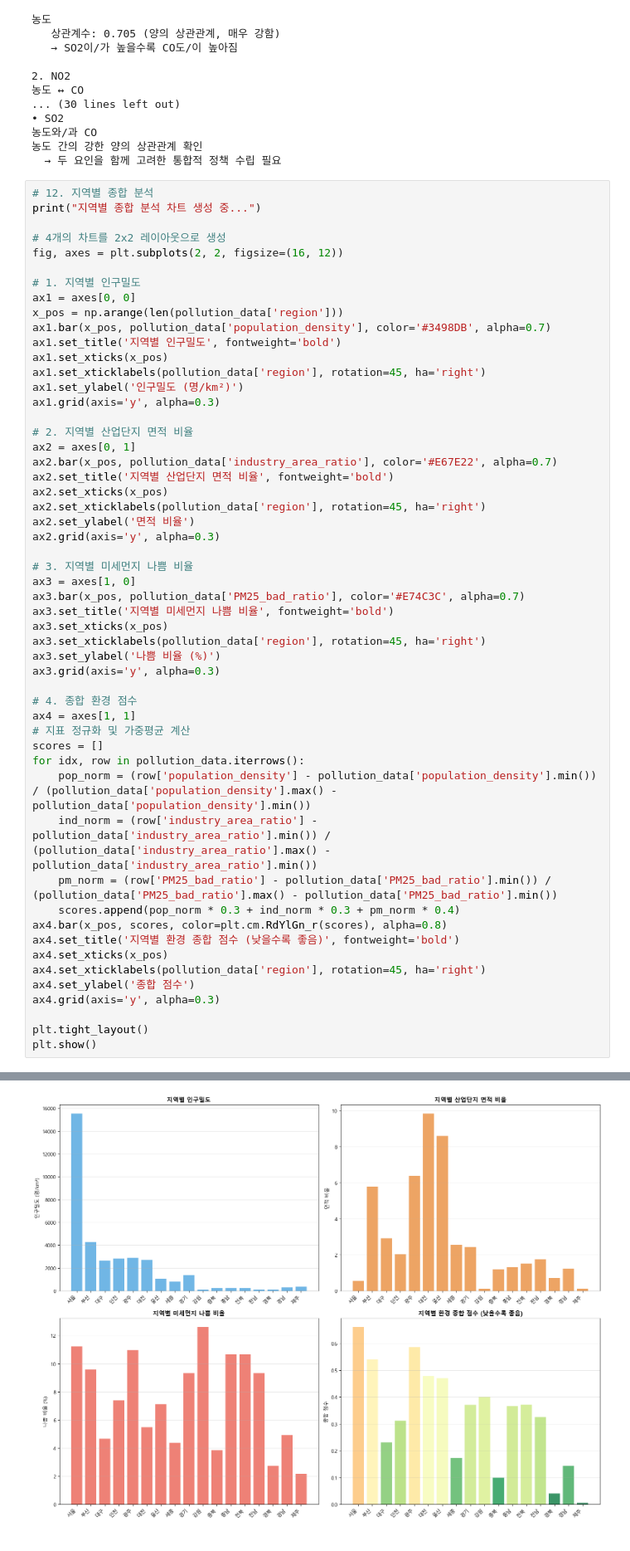
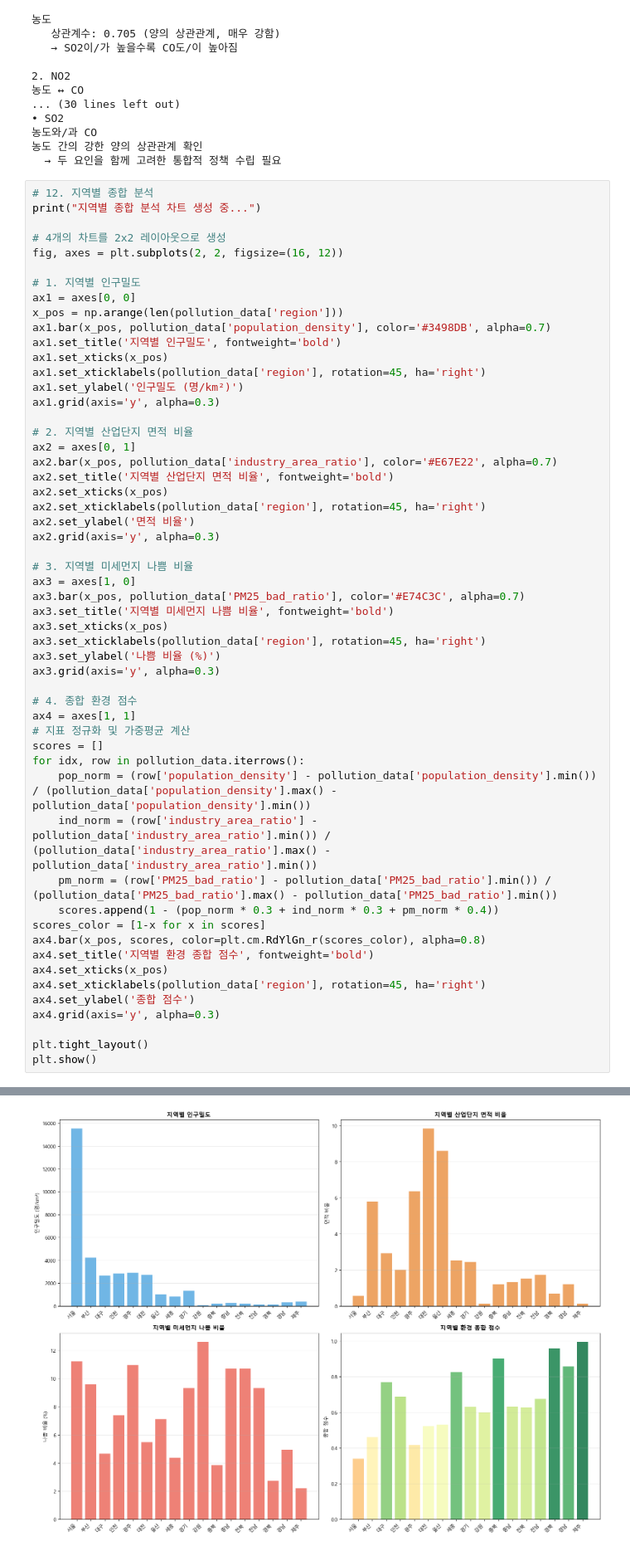
Before and after one commit to Encore-SKN-17/EDA_MINI_3TEAM, a Jupyter notebook: graph.ipynb, the cells around one changed output, grey strips where cells are left out. Shown at 83% size. Drawn from its saved outputs; the diff is of its cells as text.

```diff
--- a/graph.ipynb
+++ b/graph.ipynb
@@ -670,37 +669,38 @@ ax2.set_xticks(x_pos)
 ax2.set_xticklabels(pollution_data['region'], rotation=45, ha='right')
 ax2.set_ylabel('면적 비율')
 ax2.grid(axis='y', alpha=0.3)
 
 # 3. 지역별 미세먼지 나쁨 비율
 ax3 = axes[1, 0]
 ax3.bar(x_pos, pollution_data['PM25_bad_ratio'], color='#E74C3C', alpha=0.7)
 ax3.set_title('지역별 미세먼지 나쁨 비율', fontweight='bold')
 ax3.set_xticks(x_pos)
 ax3.set_xticklabels(pollution_data['region'], rotation=45, ha='right')
 ax3.set_ylabel('나쁨 비율 (%)')
 ax3.grid(axis='y', alpha=0.3)
 
 # 4. 종합 환경 점수
 ax4 = axes[1, 1]
 # 지표 정규화 및 가중평균 계산
 scores = []
 for idx, row in pollution_data.iterrows():
     pop_norm = (row['population_density'] - pollution_data['population_density'].min()) / (pollution_data['population_density'].max() - pollution_data['population_density'].min())
     ind_norm = (row['industry_area_ratio'] - pollution_data['industry_area_ratio'].min()) / (pollution_data['industry_area_ratio'].max() - pollution_data['industry_area_ratio'].min())
     pm_norm = (row['PM25_bad_ratio'] - pollution_data['PM25_bad_ratio'].min()) / (pollution_data['PM25_bad_ratio'].max() - pollution_data['PM25_bad_ratio'].min())
-    scores.append(pop_norm * 0.3 + ind_norm * 0.3 + pm_norm * 0.4)
-ax4.bar(x_pos, scores, color=plt.cm.RdYlGn_r(scores), alpha=0.8)
-ax4.set_title('지역별 환경 종합 점수 (낮을수록 좋음)', fontweight='bold')
+    scores.append(1 - (pop_norm * 0.3 + ind_norm * 0.3 + pm_norm * 0.4))
+scores_color = [1-x for x in scores]
+ax4.bar(x_pos, scores, color=plt.cm.RdYlGn_r(scores_color), alpha=0.8)
+ax4.set_title('지역별 환경 종합 점수', fontweight='bold')
 ax4.set_xticks(x_pos)
 ax4.set_xticklabels(pollution_data['region'], rotation=45, ha='right')
 ax4.set_ylabel('종합 점수')
 ax4.grid(axis='y', alpha=0.3)
 
 plt.tight_layout()
 plt.show()
 # %% [output]
 지역별 종합 분석 차트 생성 중...
-[figure, old version]
+[figure, new version]
 # %% [markdown]
 ## 📊 분석 결과 요약
 
```
Also changed, not shown: parts of 1 cell of this notebook, 2 other files.
